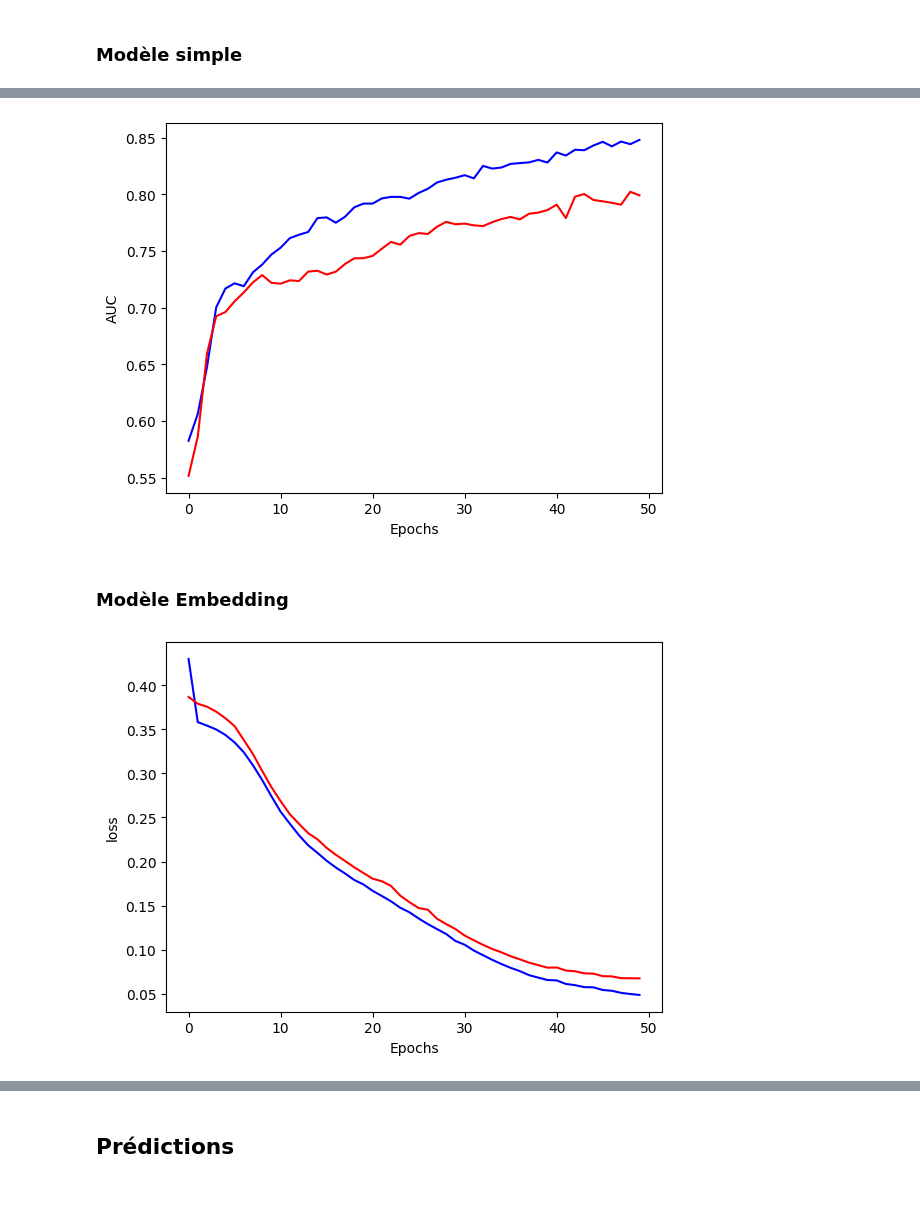
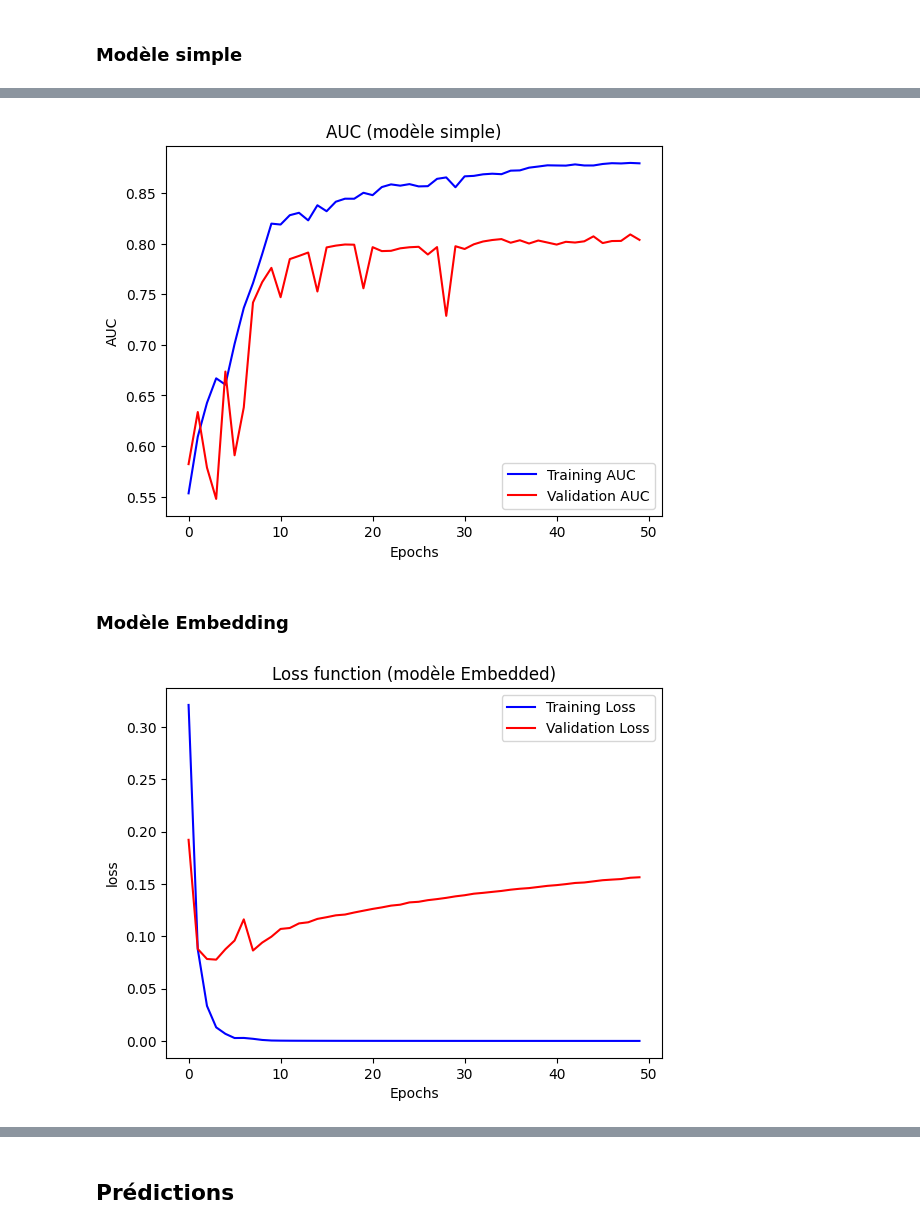
Before and after one commit to PierreSchickele/Projet7_ATT, a Jupyter notebook: 01-AT&T_spam_detector.ipynb, the cells around one changed output, grey strips where cells are left out. Saved outputs shown, nothing was run; the diff lists cells and outputs as text; code cells hidden in the pictures; blank space fills up the shorter version.

```diff
--- a/01-AT&T_spam_detector.ipynb
+++ b/01-AT&T_spam_detector.ipynb
@@ -227,2 +275,2 @@ test_pad = tf.keras.preprocessing.sequence.pad_sequences(sms_test.message_encode
 # %%
-xtrain, xval, ytrain, yval = train_test_split(train_pad, sms_train.target_encoded, test_size=0.3)
+xtrain, xval, ytrain, yval = train_test_split(sms_train['message_clean'], sms_train['label_encoded'], test_size=0.3)
@@ -229,3 +302,3 @@ xtrain, xval, ytrain, yval = train_test_split(train_pad, sms_train.target_encode
 # %%
-train = tf.data.Dataset.from_tensor_slices((xtrain, ytrain))
-val = tf.data.Dataset.from_tensor_slices((xval, yval))
+train = tf.data.Dataset.from_tensor_slices((train_pad, ytrain))
+val = tf.data.Dataset.from_tensor_slices((val_pad, yval))
@@ -341,14 +473,26 @@ Epoch 50/50
 # %%
+# Définition des paramètres
 vocab_size = tokenizer.num_words
+embedding_dim = 64
+max_len = 150
 
-model_embed = Sequential([
-    Embedding(vocab_size+1, 8, input_shape=[message.shape[1],], name="embedding"),
-    # Gobal average pooling
-    GlobalAveragePooling1D(),
-    # Couche Dense classique
-    Dense(16, activation='relu'),
-    # Couche de sortie avec le nombre de neurones en sortie égale au nombre de classe avec fonction sigmoid
-    Dense(1, activation='sigmoid')
+# model_embed = Sequential([
+#     Embedding(vocab_size+1, 8, input_shape=[message.shape[1],], name="embedding"),
+#     # Gobal average pooling
+#     GlobalAveragePooling1D(),
+#     # Couche Dense classique
+#     Dense(16, activation='relu'),
+#     # Couche de sortie avec le nombre de neurones en sortie égale au nombre de classe avec fonction sigmoid
+#     Dense(1, activation='sigmoid')
+# ])
+
+# Construction du modèle avec Embedding et LSTM
+model_embed = tf.keras.Sequential([
+    Embedding(vocab_size + 1, embedding_dim, input_shape=[max_len], name="embedding"),
+    LSTM(units=64, return_sequences=True),  # LSTM avec 64 unités, retourne les séquences
+    LSTM(units=32, return_sequences=False),  # LSTM avec 32 unités, retourne la dernière sortie
+    Dense(16, activation='relu'),  # Couche dense avec 16 neurones et activation ReLU
+    Dense(1, activation='sigmoid')  # Couche de prédiction binaire avec activation sigmoid
 ])
 
 model_embed.summary()
@@ -371,7 +516,7 @@ Model: "sequential_1"
  Non-trainable params: 0 (0.00 B)
 # %%
 opt2 = tf.keras.optimizers.Adam(name = 'Adam_embed')
-bce2 = tf.keras.losses.BinaryCrossentropy()
+bce2 = tf.keras.losses.BinaryCrossentropy(from_logits=True)
 precision2 = tf.keras.metrics.Precision(name = 'precision_embed')
 recall2 = tf.keras.metrics.Recall(name = 'recall_embed')
 auc2 = tf.keras.metrics.AUC(name = 'auc_embed')
@@ -446,22 +622,26 @@ plt.show()
 # %%
-plt.plot(history_simple.history["auc"], color="b")
-plt.plot(history_simple.history["val_auc"], color="r")
+plt.plot(history_simple.history["auc"], color="b", label="Training AUC")
+plt.plot(history_simple.history["val_auc"], color="r", label="Validation AUC")
 plt.ylabel("AUC")
 plt.xlabel("Epochs")
+plt.title('AUC (modèle simple)')
+plt.legend(loc='lower right')
 plt.show()
 # %% [output]
-[figure, old version]
+[figure, new version]
 # %% [markdown]
 ### Modèle Embedding
 # %%
 import matplotlib.pyplot as plt
 
-# Visualisation de l'entraînement sur la fonction loss
-plt.plot(history_embed.history["loss"], color="b")
-plt.plot(history_embed.history["val_loss"], color="r")
+# Visualization of the training process on the loss function
+plt.plot(history_embed.history["loss"], color="b", label="Training Loss")
+plt.plot(history_embed.history["val_loss"], color="r", label="Validation Loss")
 plt.ylabel("loss")
 plt.xlabel("Epochs")
+plt.title('Loss function (modèle Embedded)')
+plt.legend(loc='upper right')
 plt.show()
 # %% [output]
-[figure, old version]
+[figure, new version]
 # %%
```
Also changed, not shown: parts of 58 cells of this notebook.
